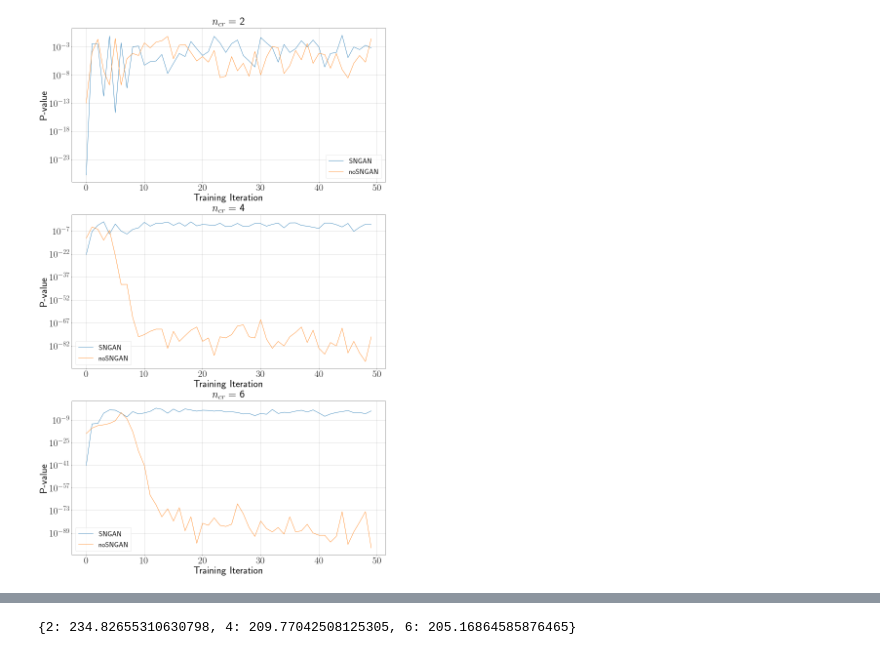
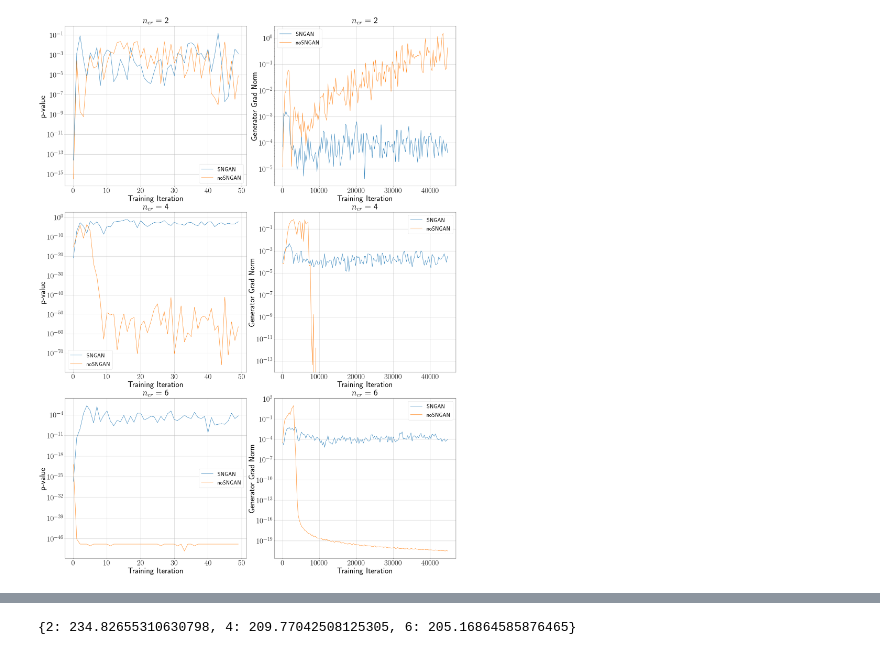
Before and after one commit to maximzubkov/opt-project, a Jupyter notebook: experiments.ipynb, the cells around one changed output, grey strips where cells are left out. Cells and saved outputs as stored; diff of their text form; code cells hidden in the pictures.

```diff
--- a/experiments.ipynb
+++ b/experiments.ipynb
@@ -44,13 +29,13 @@ params = [(2, 0.4),(0, 0.55),(5, 0.25)]
 # %%
 delta = {}
 # %%
-for n_cr in [2]:
+for n_cr in [2, 4, 6]:
     def exp1(train_data):
         loader_args = dict(batch_size=64, shuffle=True)
         train_loader = data.DataLoader(train_data, **loader_args)
 
-        g[n_cr] = Generator(3, 3, 100, 1).to(ptu.device)
-        c[n_cr] = Discriminator(1, 3, 100, 1).to(ptu.device)
+        g[n_cr] = Generator(3, 3, 25, 1).to(ptu.device)
+        c[n_cr] = Discriminator(1, 3, 25, 1).to(ptu.device)
 
         # wasserstein
         def g_loss(generator, critic, x):
@@ -59,12 +44,10 @@ for n_cr in [2]:
 
         def c_loss(generator, critic, x):
             fake_data = generator.sample(x.shape[0])
-            return critic(fake_data).mean() - critic(x).mean() # + 0.1 * penalty(generator, critic, x, fake_data)
+            return critic(fake_data).mean() - critic(x).mean()
         n_epochs = 50
         c_opt = optim.Adam(c[n_cr].parameters(), lr=9e-5, betas=(0, 0.9))
         g_opt = optim.Adam(g[n_cr].parameters(), lr=9e-5, betas=(0, 0.9))
-#         c_scheduler = torch.optim.lr_scheduler.StepLR(c_opt, step_size=300, gamma=0.9)
-#         g_scheduler = torch.optim.lr_scheduler.StepLR(g_opt, step_size=50, gamma=0.9)
         train_args = {
             "epochs": n_epochs,
             "n_critic": n_cr,
@@ -82,5 +65,7 @@ for n_cr in [2]:
                                                                            param_modes=params)
     end = time.time()
     delta[n_cr] = end-start
-    np.save(f"results/sn_ncr{n_cr}/data", train_losses["pvals"])
+    np.save(f"results/sn_ncr{n_cr}/p", train_losses["pvals"])
+    np.save(f"results/sn_ncr{n_cr}/c_grad", train_losses["c_grad"])
+    np.save(f"results/sn_ncr{n_cr}/g_grad", train_losses["g_grad"])
 # %% [output]
@@ -102,20 +98,37 @@ savefig("results/compare_pval_sn.pdf")
 # %%
-plt.figure(figsize=(20, 32))
+plt.figure(figsize=(30, 40))
 ax = {}
-ax[2]=plt.subplot(3, 1, 1)
-ax[4]=plt.subplot(3, 1, 2)
-ax[6]=plt.subplot(3, 1, 3)
+ax[2] = {}
+ax[4] = {}
+ax[6] = {}
+ax[2][0]=plt.subplot(3, 2, 1)
+ax[2][1]=plt.subplot(3, 2, 2)
+ax[4][0]=plt.subplot(3, 2, 3)
+ax[4][1]=plt.subplot(3, 2, 4)
+ax[6][0]=plt.subplot(3, 2, 5)
+ax[6][1]=plt.subplot(3, 2, 6)
 for n_cr in [2, 4, 6]:
-    ax[n_cr].set_title("$n_{cr}= $"+f" {n_cr}", fontsize=45)
-    ax[n_cr].semilogy(np.load(f"results/sn_ncr{n_cr}/data.npy"), label=f"SNGAN")
-    ax[n_cr].semilogy(np.load(f"results/ncr{n_cr}/data.npy"), label=f"noSNGAN")
-    ax[n_cr].set_xlabel('Training Iteration',fontsize=42)
-    ax[n_cr].set_ylabel('P-value',fontsize=42)
-    ax[n_cr].tick_params(axis="x", labelsize=40)
-    ax[n_cr].tick_params(axis="y", labelsize=40)
-    ax[n_cr].grid()
-    ax[n_cr].legend(fontsize=30)
+    ax[n_cr][0].set_title("$n_{cr}= $"+f" {n_cr}", fontsize=45)
+    ax[n_cr][0].semilogy(np.load(f"results/sn_ncr{n_cr}/p.npy"), label=f"SNGAN")
+    ax[n_cr][0].semilogy(np.load(f"results/ncr{n_cr}/p.npy"), label=f"noSNGAN")
+    ax[n_cr][0].set_xlabel('Training Iteration',fontsize=42)
+    ax[n_cr][0].set_ylabel('p-value',fontsize=42)
+    ax[n_cr][0].tick_params(axis="x", labelsize=40)
+    ax[n_cr][0].tick_params(axis="y", labelsize=40)
+    ax[n_cr][0].grid()
+    ax[n_cr][0].legend(fontsize=30)
+    x = [300 * x for x in range(len(np.load(f"results/sn_ncr{n_cr}/g_grad.npy")))]
+    ax[n_cr][1].set_title("$n_{cr}= $"+f" {n_cr}", fontsize=45)
+    ax[n_cr][1].semilogy(x, np.load(f"results/sn_ncr{n_cr}/g_grad.npy"), label=f"SNGAN")
+    x = [300 * x  for x in range(len(np.load(f"results/ncr{n_cr}/g_grad.npy")))]
+    ax[n_cr][1].semilogy(x, np.load(f"results/ncr{n_cr}/g_grad.npy"), label=f"noSNGAN")
+    ax[n_cr][1].set_xlabel('Training Iteration',fontsize=42)
+    ax[n_cr][1].set_ylabel('Generator Grad Norm',fontsize=42)
+    ax[n_cr][1].tick_params(axis="x", labelsize=40)
+    ax[n_cr][1].tick_params(axis="y", labelsize=40)
+    ax[n_cr][1].grid()
+    ax[n_cr][1].legend(fontsize=30)
 
-savefig("results/compare_pval.pdf")
+savefig("results/compare.pdf")
 # %% [output]
-[figure, old version]
+[figure, new version]
```
Also changed, not shown: parts of 16 cells of this notebook, 12 other files.
